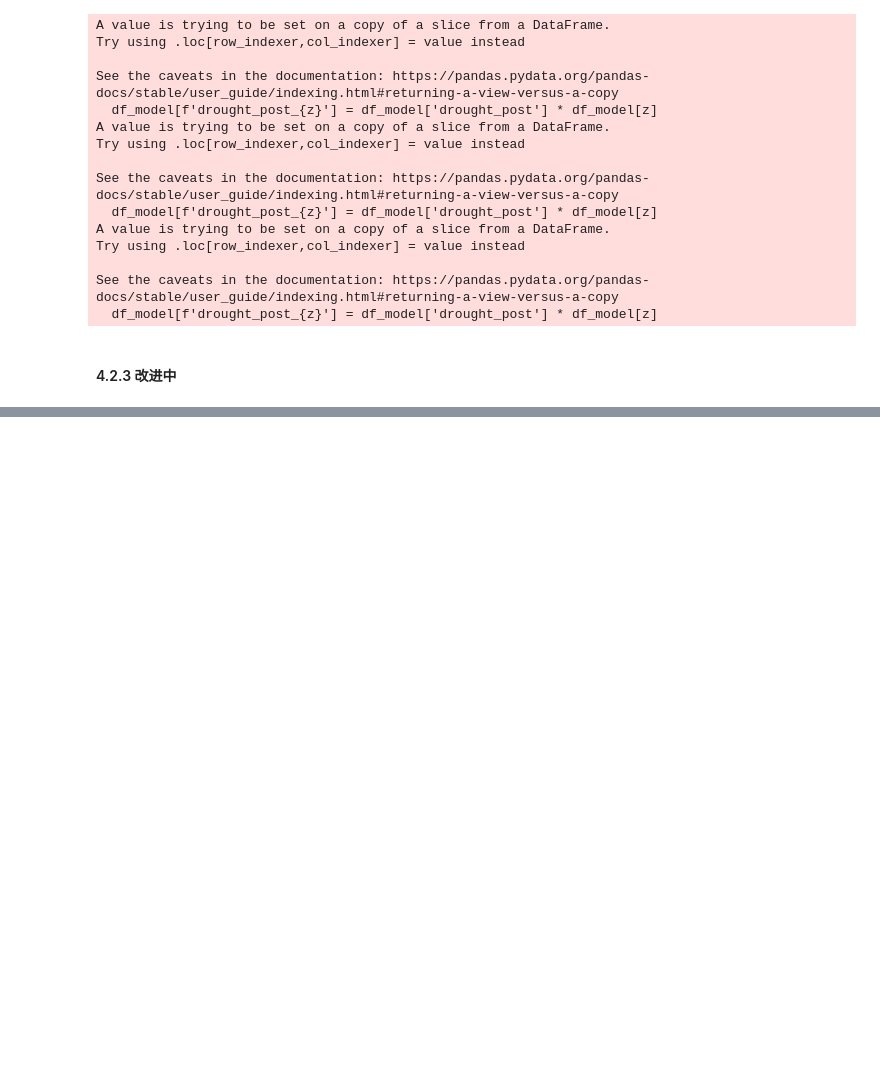
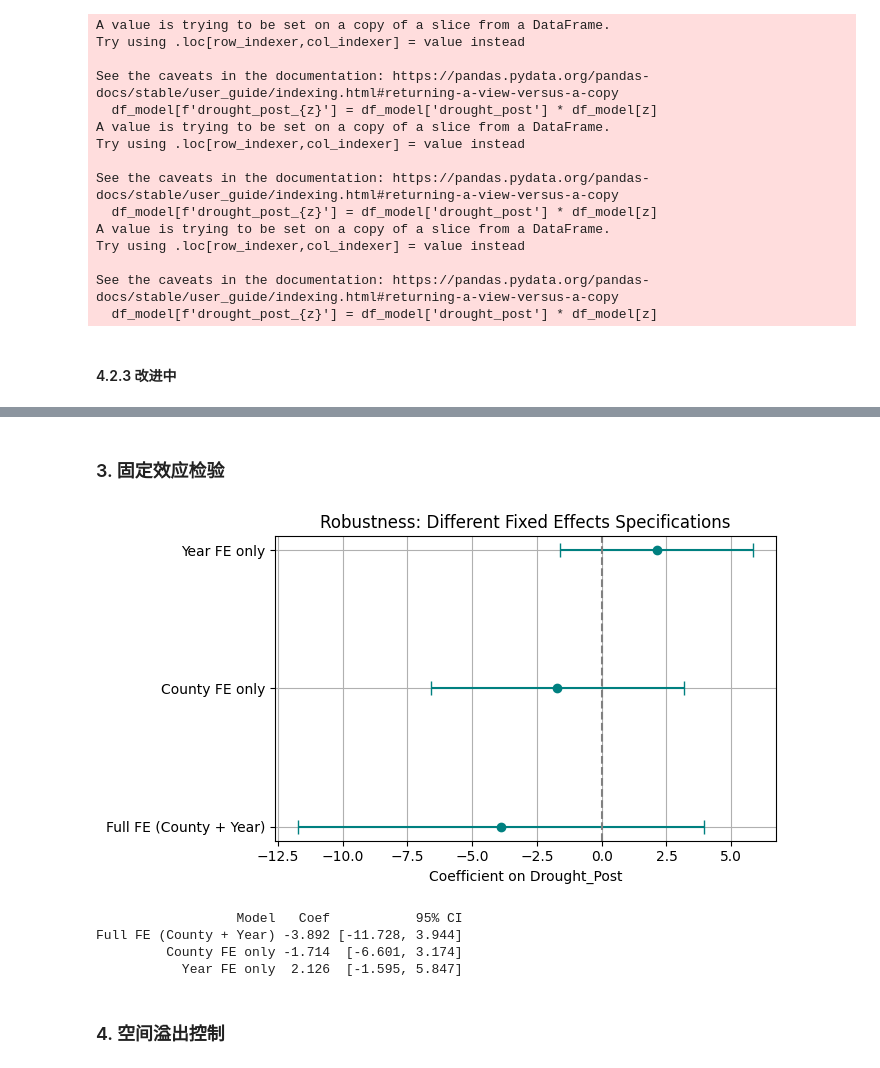
Before and after one commit to ixxiiris/CASA_Dissertation, a Jupyter notebook: DiD/did_event.ipynb, the cells around one changed output, grey strips where cells are left out. Drawn from its saved outputs; the diff is of its cells as text; code cells hidden in the pictures; blank space fills up the shorter version.

```diff
--- a/DiD/did_event.ipynb
+++ b/DiD/did_event.ipynb
@@ -523,0 +989,71 @@ See the caveats in the documentation: https://pandas.pydata.org/pandas-docs/stab
+# %% [markdown]
+### 3. 固定效应检验
+# %%
+import pandas as pd
+import matplotlib.pyplot as plt
+import statsmodels.formula.api as smf
+
+# Step 1: 清理公共字段缺失
+fe_vars = ['net_migration_per_1000', 'drought_post', 'county_id', 'year']
+df_clean = df_model.dropna(subset=fe_vars)
+
+# Step 2: 定义三种固定效应设定
+fe_models = {
+    'Full FE (County + Year)': "net_migration_per_1000 ~ drought_post + C(county_id) + C(year)",
+    'County FE only': "net_migration_per_1000 ~ drought_post + C(county_id)",
+    'Year FE only': "net_migration_per_1000 ~ drought_post + C(year)",
+}
+
+results = []
+
+# Step 3: 拟合并提取每个模型结果
+for label, formula in fe_models.items():
+    model = smf.ols(formula, data=df_clean).fit(
+        cov_type='cluster',
+        cov_kwds={'groups': df_clean['county_id']}
+    )
+    coef = model.params.get('drought_post', None)
+    se = model.bse.get('drought_post', None)
+    if coef is not None and se is not None:
+        results.append({
+            'Model': label,
+            'Coef': coef,
+            'CI_low': coef - 1.96 * se,
+            'CI_high': coef + 1.96 * se
+        })
+
+coef_df = pd.DataFrame(results)
+
+# Step 4: 绘制 coefplot
+plt.figure(figsize=(7, 4))
+plt.errorbar(coef_df['Coef'], coef_df['Model'],
+             xerr=[coef_df['Coef'] - coef_df['CI_low'], coef_df['CI_high'] - coef_df['Coef']],
+             fmt='o', color='teal', capsize=5)
+plt.axvline(0, color='gray', linestyle='--')
+plt.xlabel("Coefficient on Drought_Post")
+plt.title("Robustness: Different Fixed Effects Specifications")
+plt.grid(True)
+plt.tight_layout()
+plt.show()
+# %% [output]
+[figure, added]
+# %%
+# 生成 DataFrame 展示表格
+coef_table = coef_df.copy()
+coef_table['Coef'] = coef_table['Coef'].round(3)
+coef_table['CI_low'] = coef_table['CI_low'].round(3)
+coef_table['CI_high'] = coef_table['CI_high'].round(3)
+coef_table['95% CI'] = coef_table.apply(lambda row: f"[{row['CI_low']}, {row['CI_high']}]", axis=1)
+
+# 仅展示关键列
+display_table = coef_table[['Model', 'Coef', '95% CI']]
+
+# 打印表格（或后续写入 CSV / LaTeX）
+print(display_table.to_string(index=False))
+# %% [output]
+                  Model   Coef           95% CI
+Full FE (County + Year) -3.892 [-11.728, 3.944]
+         County FE only -1.714  [-6.601, 3.174]
+           Year FE only  2.126  [-1.595, 5.847]
+# %% [markdown]
+### 4. 空间溢出控制
```
Also changed, not shown: parts of 27 cells of this notebook.
